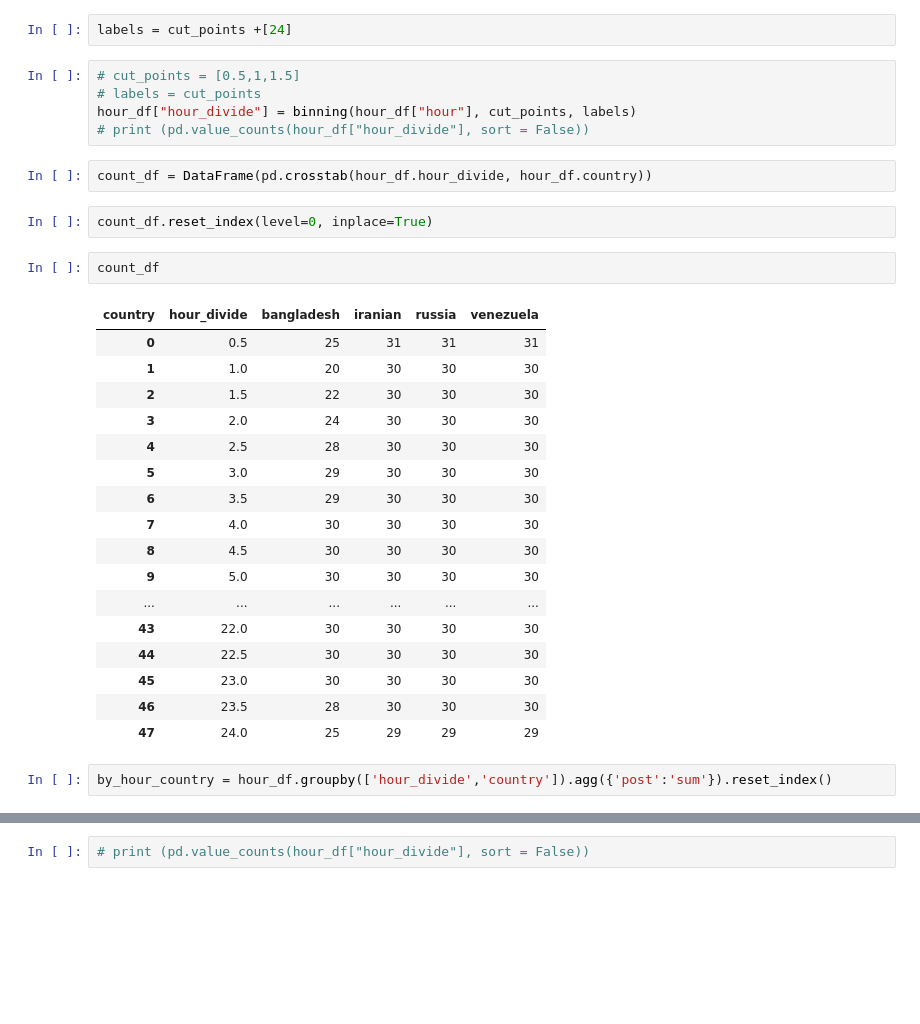
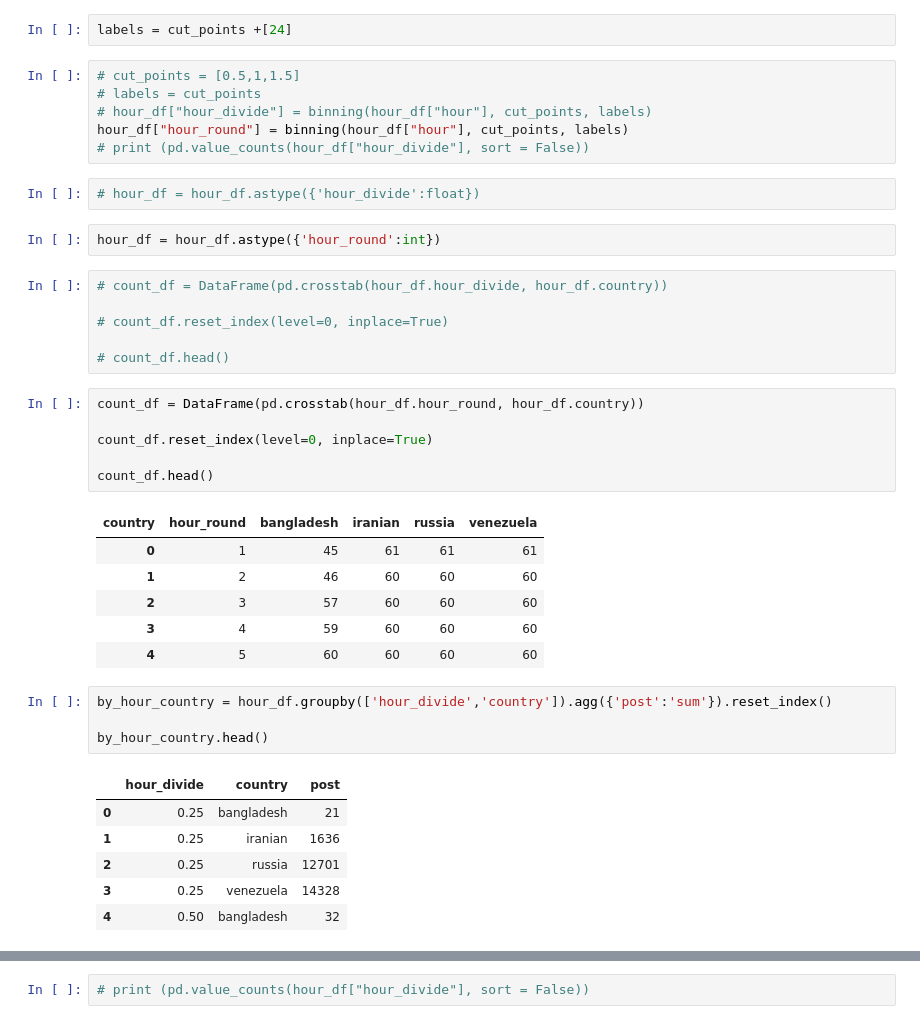
Before and after one commit to ashero0/elections-integrity-analysis, a Jupyter notebook: Frequency Analysis/Minor_Peak_Analysis_All.ipynb, the cells around one changed output, grey strips where cells are left out. Drawn from its saved outputs; the diff is of its cells as text; blank space fills up the shorter version.

```diff
--- a/Frequency Analysis/Minor_Peak_Analysis_All.ipynb
+++ b/Frequency Analysis/Minor_Peak_Analysis_All.ipynb
@@ -103,31 +112,40 @@ labels = cut_points +[24]
 # %%
 # cut_points = [0.5,1,1.5]
 # labels = cut_points
-hour_df["hour_divide"] = binning(hour_df["hour"], cut_points, labels)
+# hour_df["hour_divide"] = binning(hour_df["hour"], cut_points, labels)
+hour_df["hour_round"] = binning(hour_df["hour"], cut_points, labels)
 # print (pd.value_counts(hour_df["hour_divide"], sort = False))
+# %%
+# hour_df = hour_df.astype({'hour_divide':float})
+# %%
+hour_df = hour_df.astype({'hour_round':int})
+# %%
+# count_df = DataFrame(pd.crosstab(hour_df.hour_divide, hour_df.country))
+
+# count_df.reset_index(level=0, inplace=True)
+
+# count_df.head()
 # %%
-count_df = DataFrame(pd.crosstab(hour_df.hour_divide, hour_df.country))
+count_df = DataFrame(pd.crosstab(hour_df.hour_round, hour_df.country))
+
+count_df.reset_index(level=0, inplace=True)
+
+count_df.head()
+# %% [output]
+| country | hour_round | bangladesh | iranian | russia | venezuela |
+| 0 | 1 | 45 | 61 | 61 | 61 |
+| 1 | 2 | 46 | 60 | 60 | 60 |
+| 2 | 3 | 57 | 60 | 60 | 60 |
+| 3 | 4 | 59 | 60 | 60 | 60 |
+| 4 | 5 | 60 | 60 | 60 | 60 |
-# %%
-count_df.reset_index(level=0, inplace=True)
-# %%
-count_df
-# %% [output]
-| country | hour_divide | bangladesh | iranian | russia | venezuela |
-| 0 | 0.5 | 25 | 31 | 31 | 31 |
-| 1 | 1.0 | 20 | 30 | 30 | 30 |
-| 2 | 1.5 | 22 | 30 | 30 | 30 |
-| 3 | 2.0 | 24 | 30 | 30 | 30 |
-| 4 | 2.5 | 28 | 30 | 30 | 30 |
-| 5 | 3.0 | 29 | 30 | 30 | 30 |
-| 6 | 3.5 | 29 | 30 | 30 | 30 |
-| 7 | 4.0 | 30 | 30 | 30 | 30 |
-| 8 | 4.5 | 30 | 30 | 30 | 30 |
-| 9 | 5.0 | 30 | 30 | 30 | 30 |
-| ... | ... | ... | ... | ... | ... |
-| 43 | 22.0 | 30 | 30 | 30 | 30 |
-| 44 | 22.5 | 30 | 30 | 30 | 30 |
-| 45 | 23.0 | 30 | 30 | 30 | 30 |
-| 46 | 23.5 | 28 | 30 | 30 | 30 |
-| 47 | 24.0 | 25 | 29 | 29 | 29 |
 # %%
 by_hour_country = hour_df.groupby(['hour_divide','country']).agg({'post':'sum'}).reset_index()
+
+by_hour_country.head()
+# %% [output]
+|  | hour_divide | country | post |
+| 0 | 0.25 | bangladesh | 21 |
+| 1 | 0.25 | iranian | 1636 |
+| 2 | 0.25 | russia | 12701 |
+| 3 | 0.25 | venezuela | 14328 |
+| 4 | 0.50 | bangladesh | 32 |
```
Also changed, not shown: parts of 18 cells of this notebook, 3 other files.
